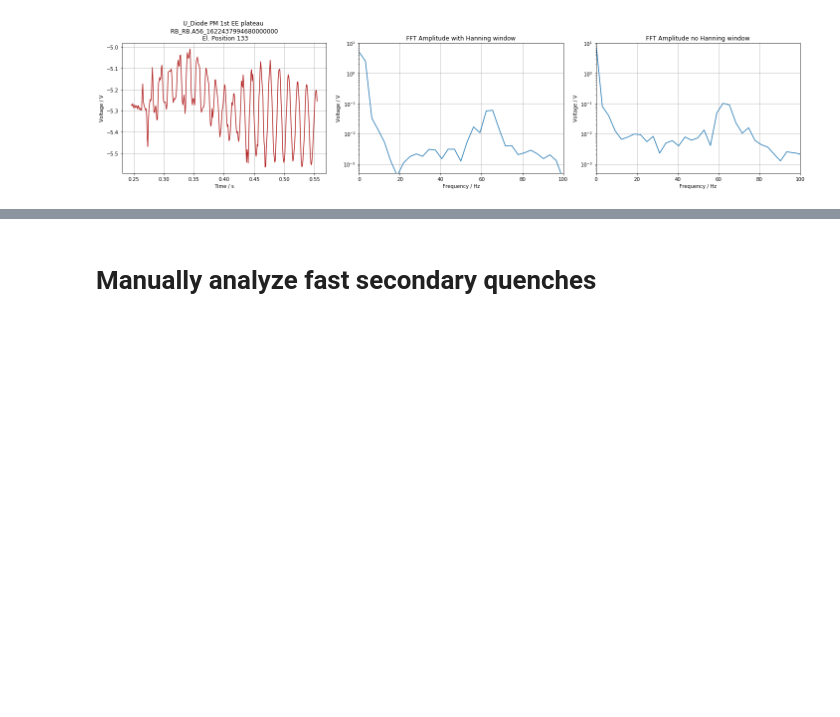
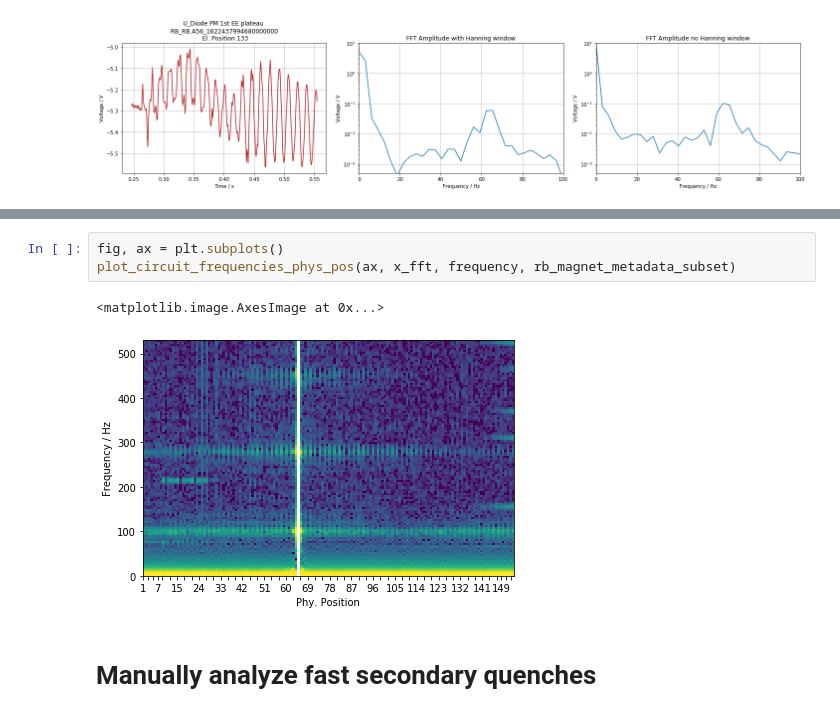
Before and after one commit to cobermai/lhc_anomaly_detection, a Jupyter notebook: notebooks/RB_FPA_FFT.ipynb, the cells around one changed output, grey strips where cells are left out. Drawn from its saved outputs; the diff is of its cells as text; blank space fills up the shorter version.

```diff
--- a/notebooks/RB_FPA_FFT.ipynb
+++ b/notebooks/RB_FPA_FFT.ipynb
@@ -258,3 +271,9 @@ plt.tight_layout()
+# %%
+fig, ax = plt.subplots()
+plot_circuit_frequencies_phys_pos(ax, x_fft, frequency, rb_magnet_metadata_subset)
+# %% [output]
+<matplotlib.image.AxesImage at 0x...>
+[figure, added]
 # %% [markdown]
 # Manually analyze fast secondary quenches
 # %%
```
Also changed, not shown: parts of 1 cell of this notebook, 14 other files.
